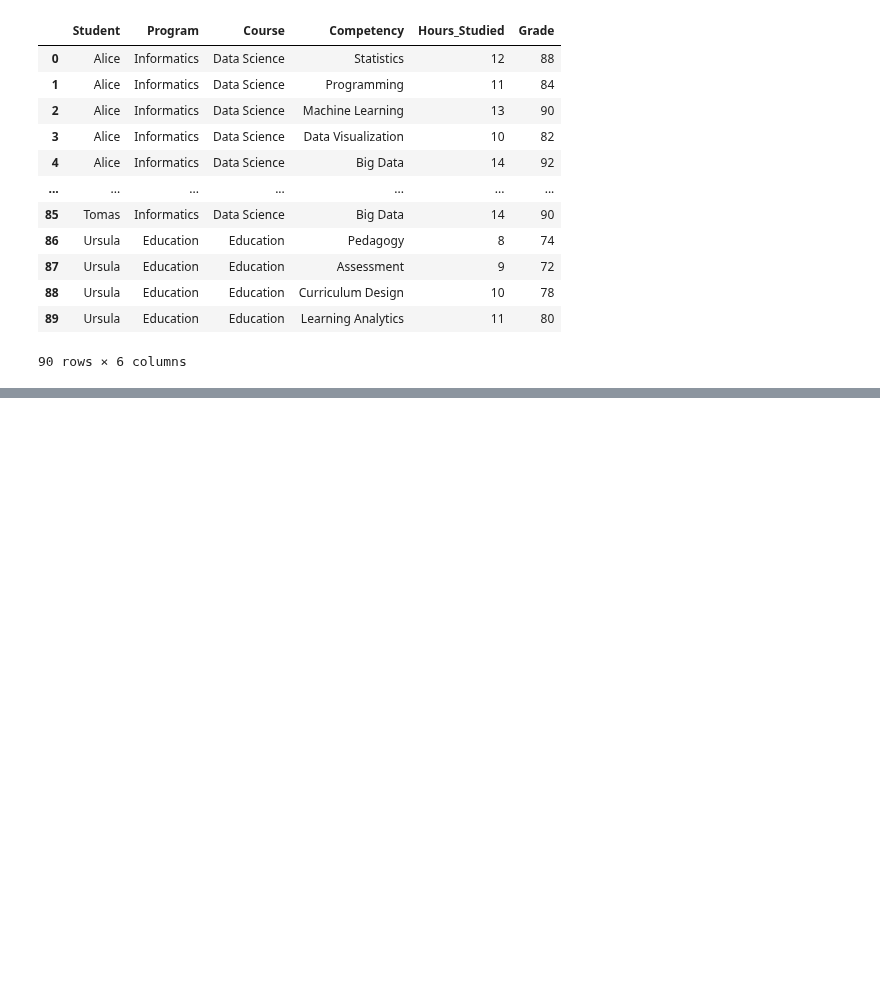
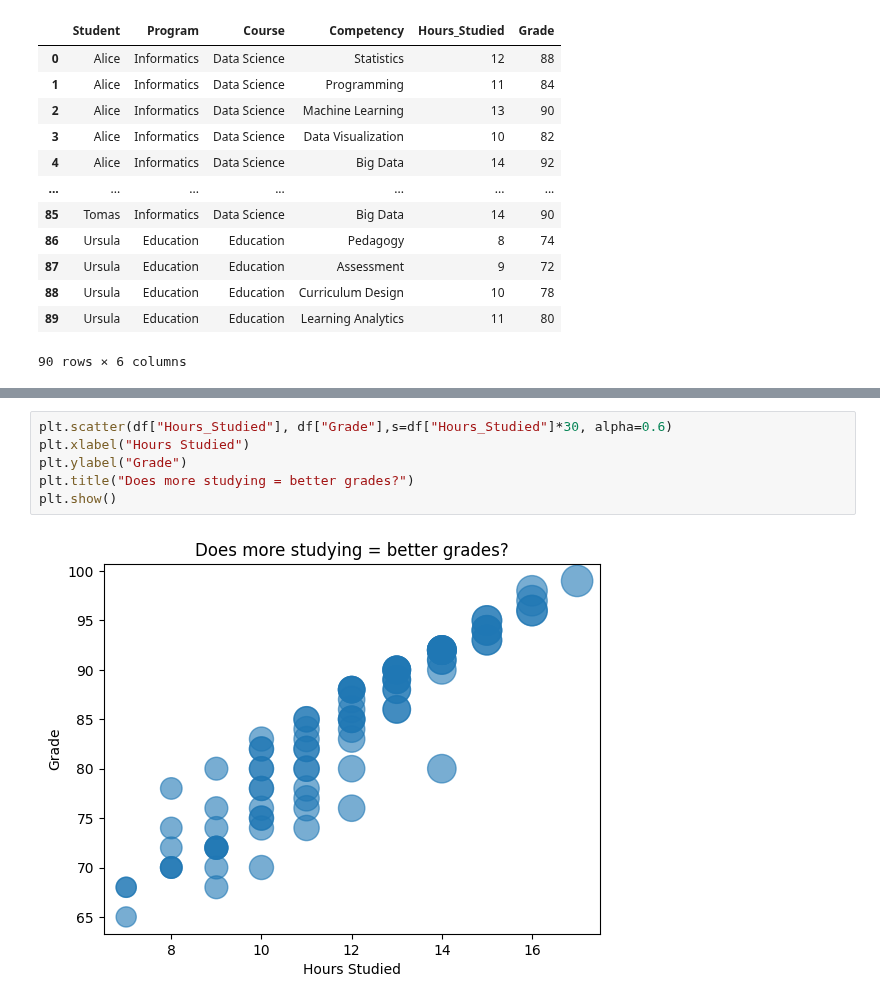
Before and after one commit to MartenJa/dt-2025-data-visualisation, a Jupyter notebook: notebooks/class_work/competencies_analysis.ipynb, the cells around one changed output, grey strips where cells are left out. Cells and saved outputs as stored; diff of their text form; blank space fills up the shorter version.

```diff
--- a/notebooks/class_work/competencies_analysis.ipynb
+++ b/notebooks/class_work/competencies_analysis.ipynb
@@ -39,0 +84,8 @@ df
+# %%
+plt.scatter(df["Hours_Studied"], df["Grade"],s=df["Hours_Studied"]*30, alpha=0.6)
+plt.xlabel("Hours Studied")
+plt.ylabel("Grade")
+plt.title("Does more studying = better grades?")
+plt.show()
+# %% [output]
+[figure, added]
```
Also changed, not shown: parts of 5 cells of this notebook, 5 other files.
